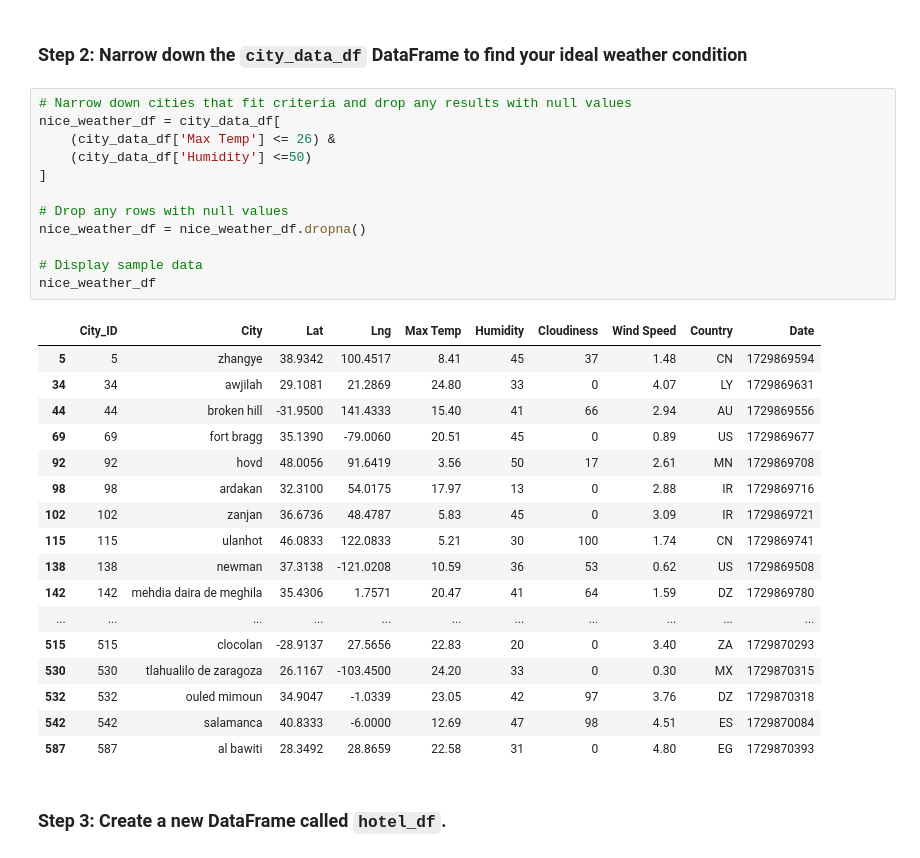
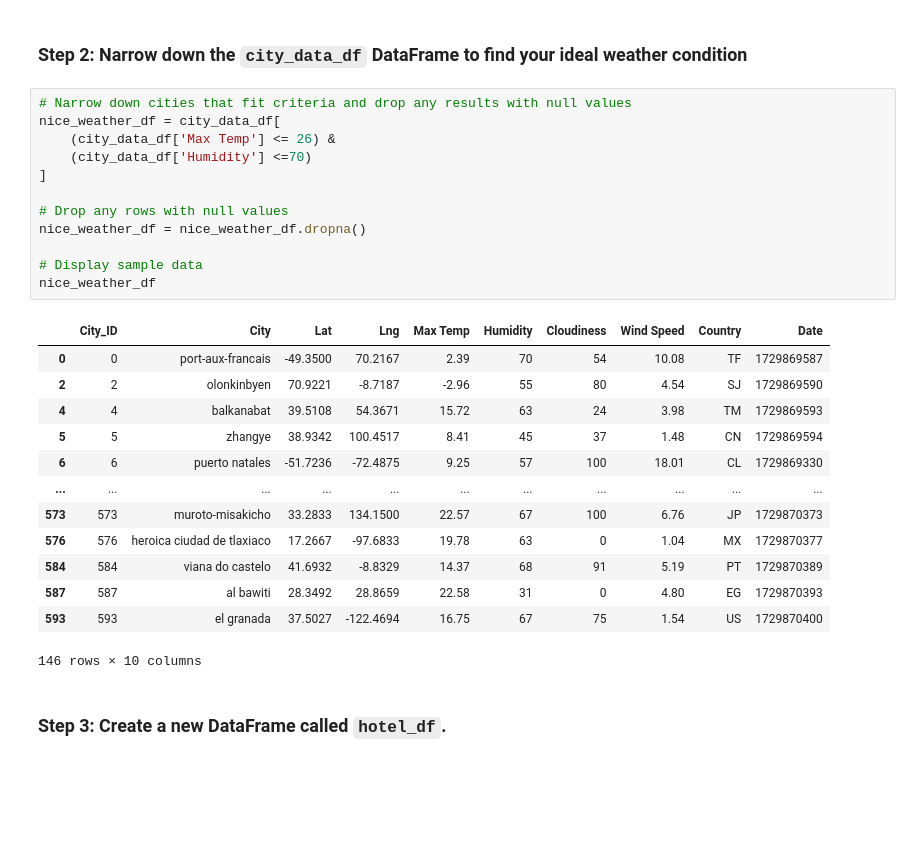
Before and after one commit to ClearSilver06/World_Weather_Analysis, a Jupyter notebook: Starter_Code/VacationPy.ipynb, the cells around one changed output. Cells and saved outputs as stored; diff of their text form; blank space fills up the shorter version.

```diff
--- a/Starter_Code/VacationPy.ipynb
+++ b/Starter_Code/VacationPy.ipynb
@@ -55,33 +42,29 @@ humidity_map_plot
 # %%
 # Narrow down cities that fit criteria and drop any results with null values
 nice_weather_df = city_data_df[
     (city_data_df['Max Temp'] <= 26) &
-    (city_data_df['Humidity'] <=50)
+    (city_data_df['Humidity'] <=70)
 ]
 
 # Drop any rows with null values
 nice_weather_df = nice_weather_df.dropna()
 
 # Display sample data
 nice_weather_df
 # %% [output]
 |  | City_ID | City | Lat | Lng | Max Temp | Humidity | Cloudiness | Wind Speed | Country | Date |
+| 0 | 0 | port-aux-francais | -49.3500 | 70.2167 | 2.39 | 70 | 54 | 10.08 | TF | 1729869587 |
+| 2 | 2 | olonkinbyen | 70.9221 | -8.7187 | -2.96 | 55 | 80 | 4.54 | SJ | 1729869590 |
+| 4 | 4 | balkanabat | 39.5108 | 54.3671 | 15.72 | 63 | 24 | 3.98 | TM | 1729869593 |
 | 5 | 5 | zhangye | 38.9342 | 100.4517 | 8.41 | 45 | 37 | 1.48 | CN | 1729869594 |
-| 34 | 34 | awjilah | 29.1081 | 21.2869 | 24.80 | 33 | 0 | 4.07 | LY | 1729869631 |
-| 44 | 44 | broken hill | -31.9500 | 141.4333 | 15.40 | 41 | 66 | 2.94 | AU | 1729869556 |
-| 69 | 69 | fort bragg | 35.1390 | -79.0060 | 20.51 | 45 | 0 | 0.89 | US | 1729869677 |
-| 92 | 92 | hovd | 48.0056 | 91.6419 | 3.56 | 50 | 17 | 2.61 | MN | 1729869708 |
-| 98 | 98 | ardakan | 32.3100 | 54.0175 | 17.97 | 13 | 0 | 2.88 | IR | 1729869716 |
-| 102 | 102 | zanjan | 36.6736 | 48.4787 | 5.83 | 45 | 0 | 3.09 | IR | 1729869721 |
-| 115 | 115 | ulanhot | 46.0833 | 122.0833 | 5.21 | 30 | 100 | 1.74 | CN | 1729869741 |
-| 138 | 138 | newman | 37.3138 | -121.0208 | 10.59 | 36 | 53 | 0.62 | US | 1729869508 |
-| 142 | 142 | mehdia daira de meghila | 35.4306 | 1.7571 | 20.47 | 41 | 64 | 1.59 | DZ | 1729869780 |
+| 6 | 6 | puerto natales | -51.7236 | -72.4875 | 9.25 | 57 | 100 | 18.01 | CL | 1729869330 |
 | ... | ... | ... | ... | ... | ... | ... | ... | ... | ... | ... |
-| 515 | 515 | clocolan | -28.9137 | 27.5656 | 22.83 | 20 | 0 | 3.40 | ZA | 1729870293 |
-| 530 | 530 | tlahualilo de zaragoza | 26.1167 | -103.4500 | 24.20 | 33 | 0 | 0.30 | MX | 1729870315 |
-| 532 | 532 | ouled mimoun | 34.9047 | -1.0339 | 23.05 | 42 | 97 | 3.76 | DZ | 1729870318 |
-| 542 | 542 | salamanca | 40.8333 | -6.0000 | 12.69 | 47 | 98 | 4.51 | ES | 1729870084 |
+| 573 | 573 | muroto-misakicho | 33.2833 | 134.1500 | 22.57 | 67 | 100 | 6.76 | JP | 1729870373 |
+| 576 | 576 | heroica ciudad de tlaxiaco | 17.2667 | -97.6833 | 19.78 | 63 | 0 | 1.04 | MX | 1729870377 |
+| 584 | 584 | viana do castelo | 41.6932 | -8.8329 | 14.37 | 68 | 91 | 5.19 | PT | 1729870389 |
 | 587 | 587 | al bawiti | 28.3492 | 28.8659 | 22.58 | 31 | 0 | 4.80 | EG | 1729870393 |
+| 593 | 593 | el granada | 37.5027 | -122.4694 | 16.75 | 67 | 75 | 1.54 | US | 1729870400 |
+146 rows × 10 columns
 # %% [markdown]
 ### Step 3: Create a new DataFrame called `hotel_df`.
 # %%
```
Also changed, not shown: parts of 9 cells of this notebook.
